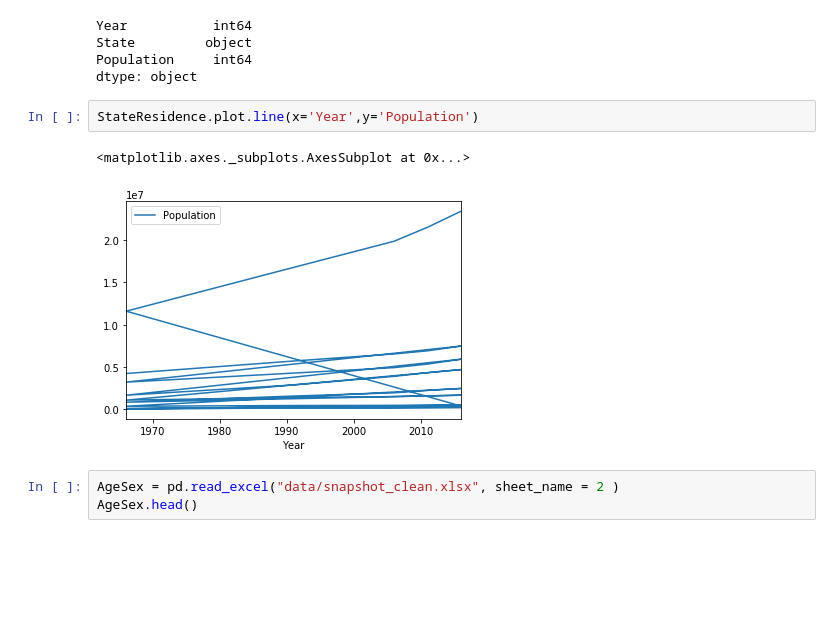
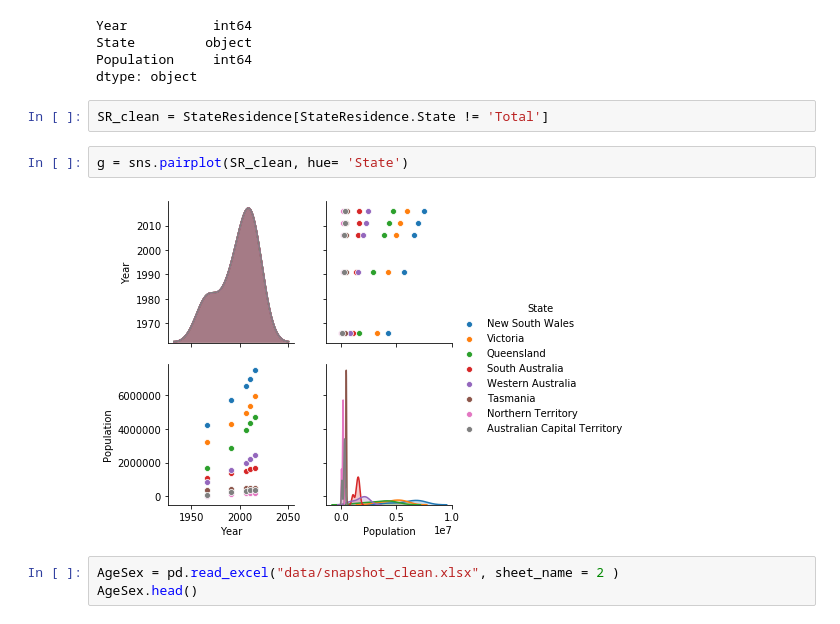
Before and after one commit to Hamza-cmd/Comp257-Project, a Jupyter notebook: SnapshotTables.ipynb, the cells around one changed output. Saved outputs shown, nothing was run; the diff lists cells and outputs as text; blank space fills up the shorter version.

```diff
--- a/SnapshotTables.ipynb
+++ b/SnapshotTables.ipynb
@@ -27,11 +27,12 @@ Year           int64
 State         object
 Population     int64
 dtype: object
-# %%
-StateResidence.plot.line(x='Year',y='Population')
-# %% [output]
-<matplotlib.axes._subplots.AxesSubplot at 0x...>
-[figure, removed]
+# %%
+SR_clean = StateResidence[StateResidence.State != 'Total']
+# %%
+g = sns.pairplot(SR_clean, hue= 'State')
+# %% [output]
+[figure, added]
 # %%
 AgeSex = pd.read_excel("data/snapshot_clean.xlsx", sheet_name = 2 )
 AgeSex.head()
```
Also changed, not shown: parts of 4 cells of this notebook, 3 other files.
